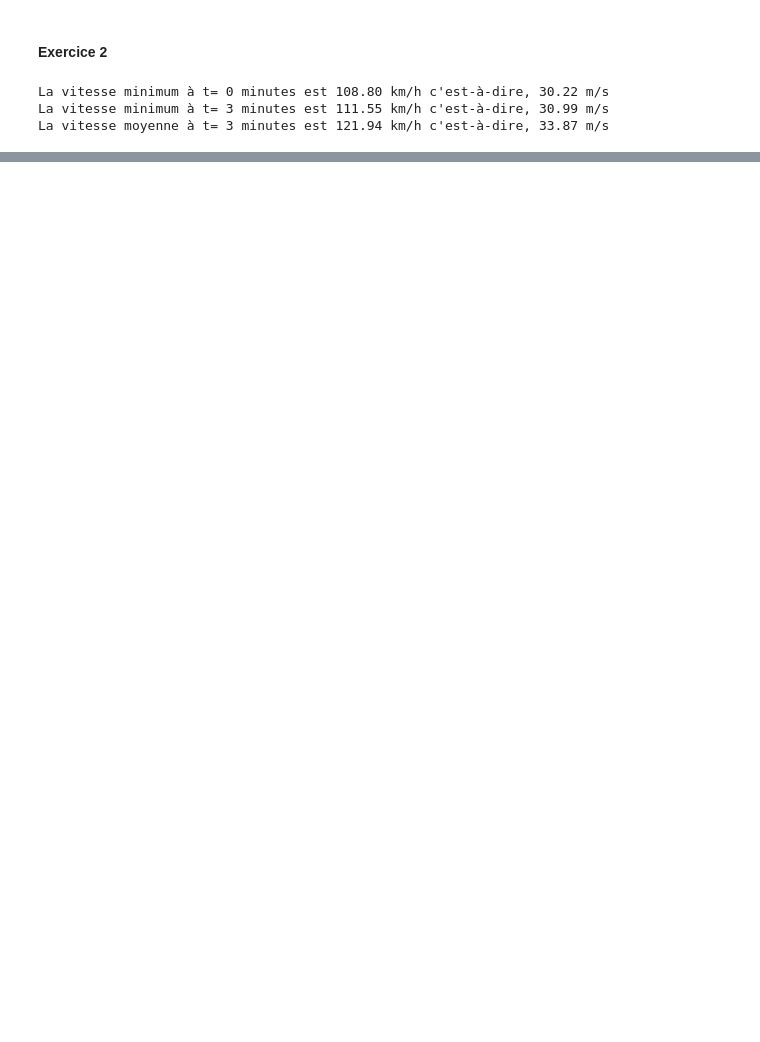
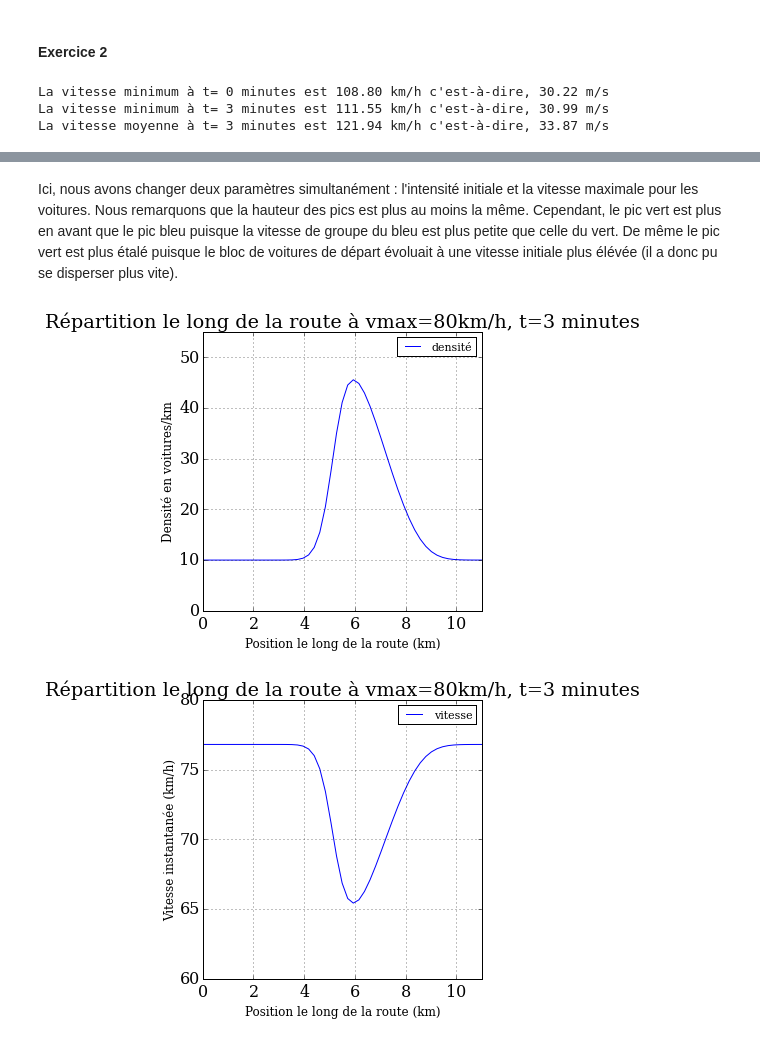
Before and after one commit to VirgieS/Traffic, a Jupyter notebook: traffic_fonction.ipynb, the cells around one changed output, grey strips where cells are left out. Cells and saved outputs as stored; diff of their text form; code cells hidden in the pictures; blank space fills up the shorter version.

```diff
--- a/traffic_fonction.ipynb
+++ b/traffic_fonction.ipynb
@@ -226,0 +288,27 @@ Les seuls problèmes qui peuvent apparître sont liés à la quantité de donné
+# %% [markdown]
+Ici, nous avons changer deux paramètres simultanément : l'intensité initiale et la vitesse maximale pour les voitures. Nous remarquons que la hauteur des pics est plus au moins la même. Cependant, le pic vert est plus en avant que le pic bleu puisque la vitesse de groupe du bleu est plus petite que celle du vert. De même le pic vert est plus étalé puisque le bloc de voitures de départ évoluait à une vitesse initiale plus élévée (il a donc pu se disperser plus vite).
+# %%
+pyplot.figure(figsize=(5,5))
+pyplot.grid(True)
+pyplot.xlim(0,11)
+pyplot.xlabel("Position le long de la route (km)",fontsize=12)
+pyplot.ylim(0,55)
+pyplot.ylabel("Densité en voitures/km",fontsize=12)
+pyplot.plot(x,r1[1])
+pyplot.legend(["densité"],fontsize=11,loc=1)
+pyplot.title("Répartition le long de la route à vmax=80km/h, t=3 minutes")
+pyplot.show()
+
+pyplot.figure(figsize=(5,5))
+pyplot.grid(True)
+pyplot.xlim(0,11)
+pyplot.xlabel("Position le long de la route (km)",fontsize=12)
+pyplot.ylim(60,80)
+pyplot.ylabel("Vitesse instantanée (km/h)",fontsize=12)
+pyplot.plot(x,v1[1])
+pyplot.legend(["vitesse"],fontsize=11,loc=1)
+pyplot.title("Répartition le long de la route à vmax=80km/h, t=3 minutes")
+pyplot.show()
+# %% [output]
+[figure, added]
+[figure, added]
```
Also changed, not shown: parts of 59 cells of this notebook.
